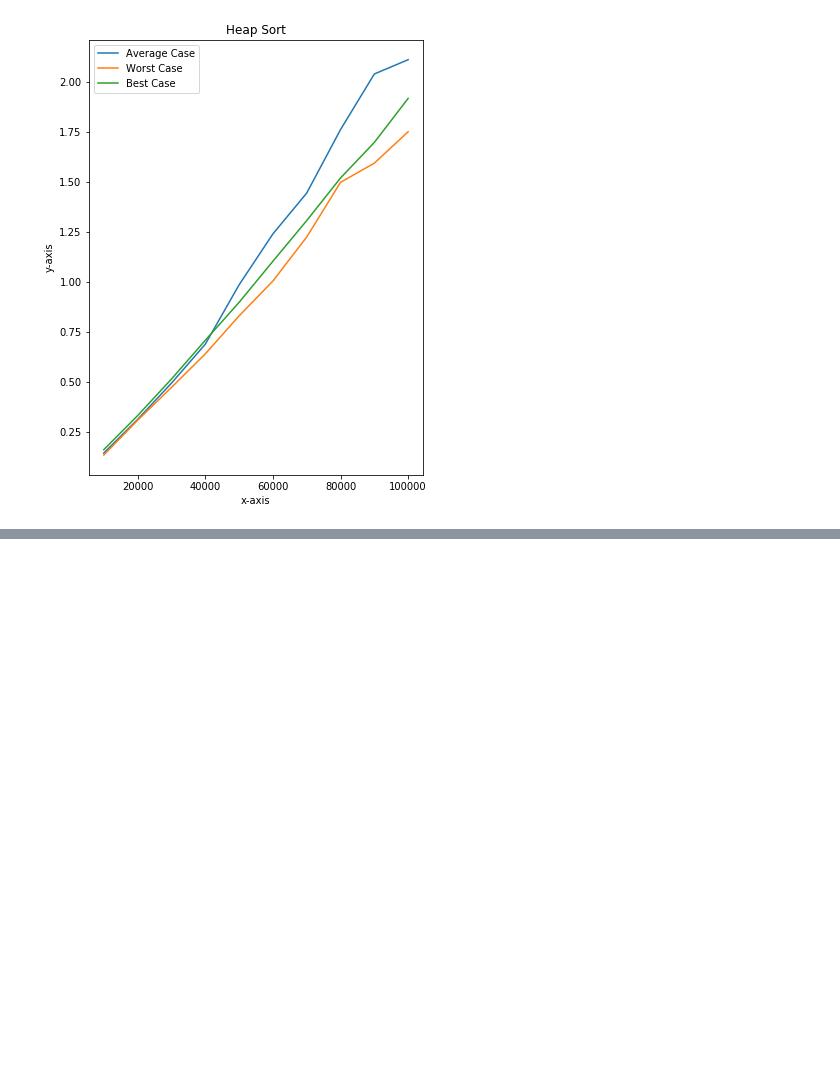
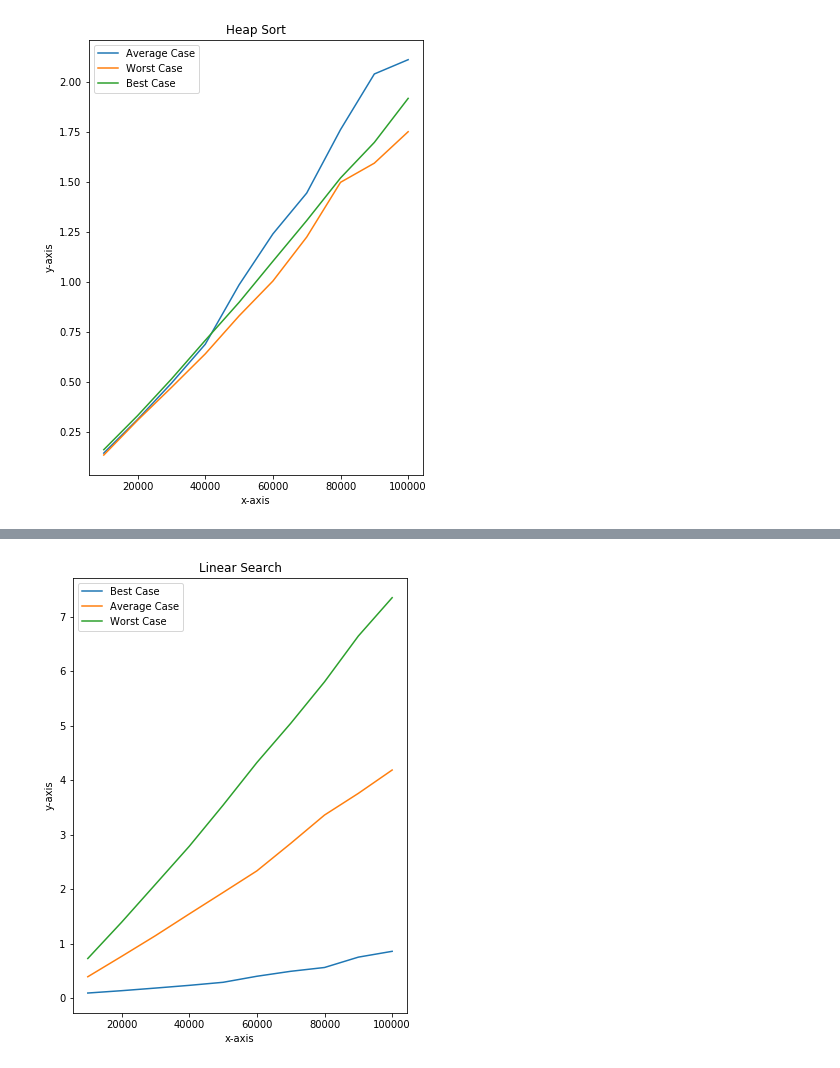
Before and after one commit to TanuAgrawal123/Complete-DS_Algo-with-Python, a Jupyter notebook: graph plotiing of various algo timecomplexity.ipynb, the cells around one changed output, grey strips where cells are left out. Drawn from its saved outputs; the diff is of its cells as text; code cells hidden in the pictures; blank space fills up the shorter version.

```diff
--- a/graph plotiing of various algo timecomplexity.ipynb
+++ b/graph plotiing of various algo timecomplexity.ipynb
@@ -371,0 +379,7 @@ BinarySearch(Arr,ele)
+# %%
+def LinearSearch(Arr,ele):
+    length=len(Arr)
+    for i in range(length):
+        if Arr[i]==ele:
+            return i+1
+    return -1
@@ -371,0 +442,20 @@ BinarySearch(Arr,ele)
+# %%
+import matplotlib.pyplot as plt
+X=[10000,20000,30000,40000,50000,60000,70000,80000,90000,100000]
+Y1=[i for i in K[0:10]]
+
+Y2=[i for i in K[10:20]]
+Y3=[i for i in K[20:30]]
+plt.figure(figsize=(6,8))
+plt.plot(X,Y1,label="Best Case")
+
+plt.plot(X,Y2,label="Average Case")
+plt.plot(X,Y3,label="Worst Case")
+plt.xlabel("x-axis") # naming the x axis
+plt.ylabel("y-axis")  # naming the y axis
+plt.title("Linear Search") # title of the graph
+
+plt.legend()
+plt.show()
+# %% [output]
+[figure, added]
```
Also changed, not shown: parts of 17 cells of this notebook, 2 other files.
